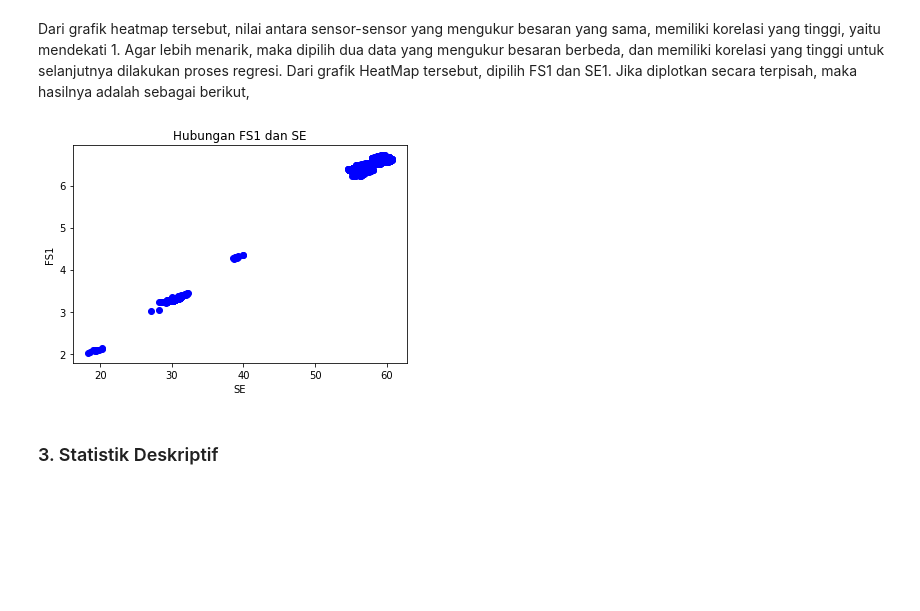
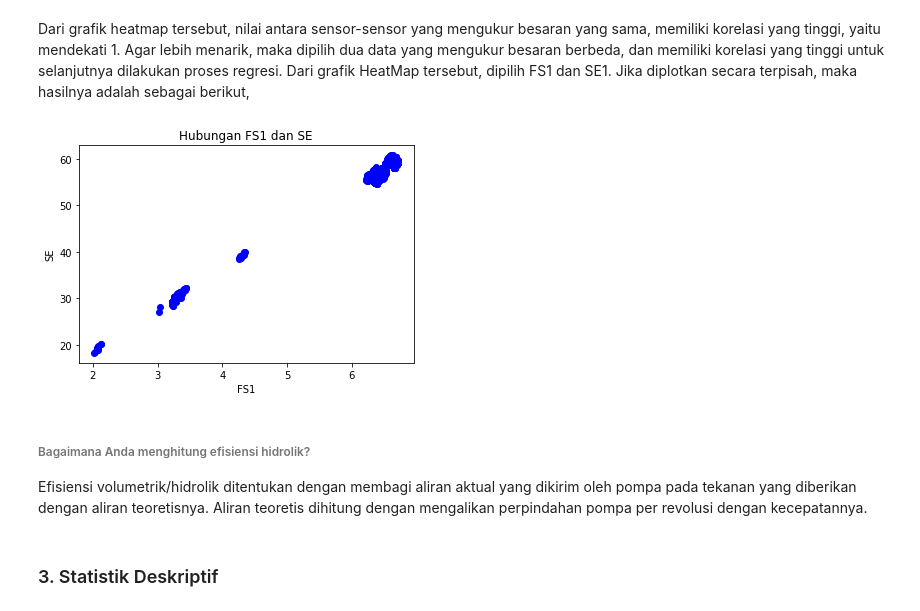
Before and after one commit to triopu/Final-Project, a Jupyter notebook: final_project.ipynb, the cells around one changed output. Cells and saved outputs as stored; diff of their text form; code cells hidden in the pictures; blank space fills up the shorter version.

```diff
--- a/final_project.ipynb
+++ b/final_project.ipynb
@@ -172,21 +170,24 @@ Dari grafik heatmap tersebut, nilai antara sensor-sensor yang mengukur besaran y
 # %%
 import matplotlib.pyplot as plt
 
 df = pd.DataFrame()
 
-x = data["SE"]
-y = data["FS1"]
+x = data["FS1"]
+y = data["SE"]
 
 x_data = x
 y_data = y
 
 plt.plot(x,y,"bo")
 plt.title("Hubungan FS1 dan SE")
-plt.xlabel("SE")
-plt.ylabel("FS1")
+plt.ylabel("SE")
+plt.xlabel("FS1")
 plt.show()
 # %% [output]
-[figure, old version]
+[figure, new version]
+# %% [markdown]
+###### Bagaimana Anda menghitung efisiensi hidrolik?
+Efisiensi volumetrik/hidrolik ditentukan dengan membagi aliran aktual yang dikirim oleh pompa pada tekanan yang diberikan dengan aliran teoretisnya. Aliran teoretis dihitung dengan mengalikan perpindahan pompa per revolusi dengan kecepatannya.
 # %% [markdown]
 ### 3. Statistik Deskriptif
 # %%
```
Also changed, not shown: parts of 13 cells of this notebook, 1 other file.
